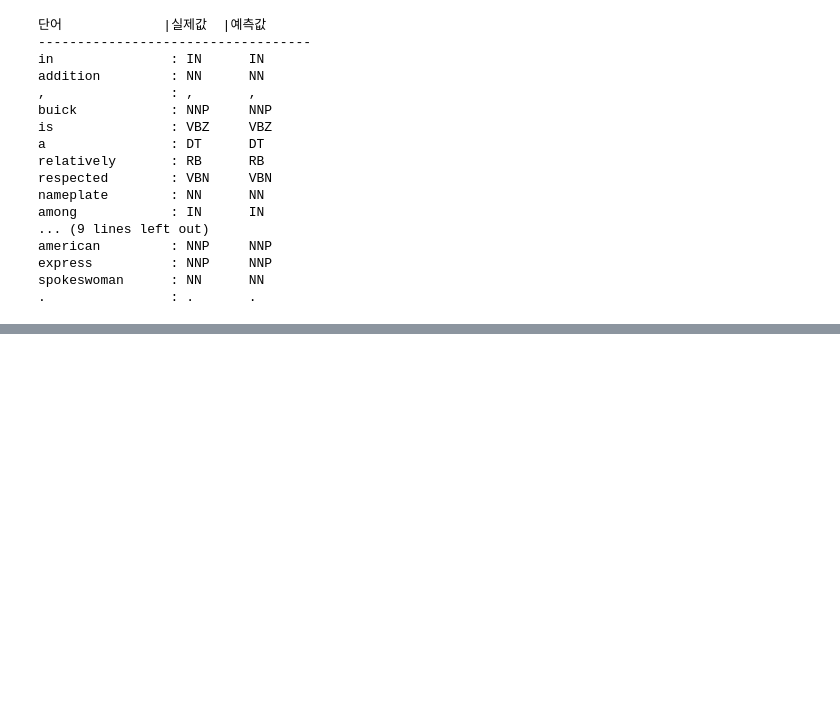
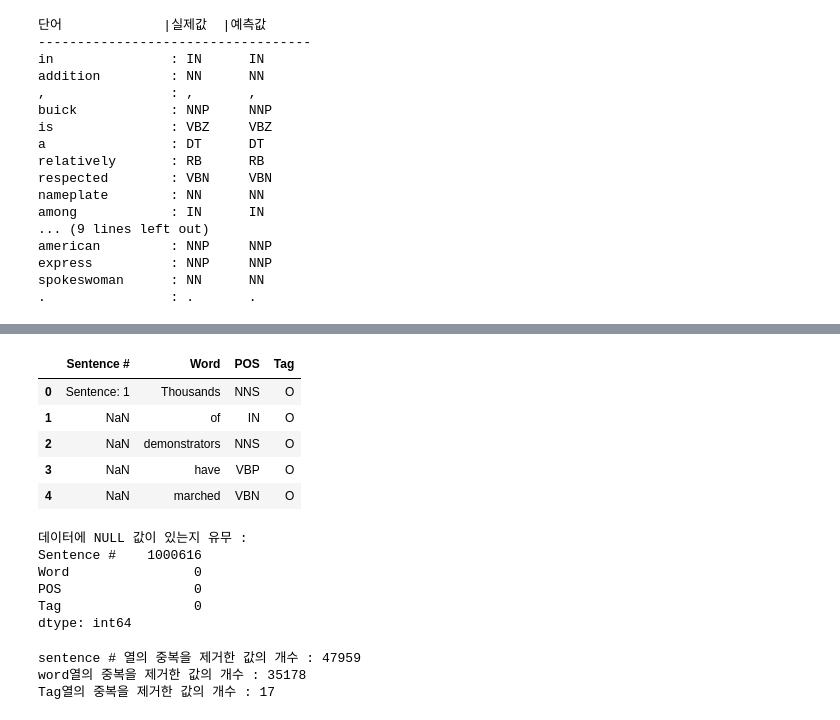
Before and after one commit to MarigoldJ/ygl2, a Jupyter notebook: class/20210624_nlp_day8.ipynb, the cells around one changed output, grey strips where cells are left out. Drawn from its saved outputs; the diff is of its cells as text; code cells hidden in the pictures; blank space fills up the shorter version.

```diff
--- a/class/20210624_nlp_day8.ipynb
+++ b/class/20210624_nlp_day8.ipynb
@@ -715,0 +971,4 @@ spokeswoman      : NN      NN
+# %%
+! wget -NP ./dataset https://raw.githubusercontent.com/MarigoldJ/ygl2/main/%ED%95%99%EC%8A%B5%EC%9E%90%EB%A3%8C/NLP/dataset/ner_dataset.csv
+
+path_to_file_kaggle = dir_dataset + '/ner_dataset.csv'
@@ -715,0 +995,29 @@ spokeswoman      : NN      NN
+# %%
+data = pd.read_csv(path_to_file_kaggle, encoding='latin1')
+# %%
+data[:5]
+# %% [output]
+|  | Sentence # | Word | POS | Tag |
+| 0 | Sentence: 1 | Thousands | NNS | O |
+| 1 | NaN | of | IN | O |
+| 2 | NaN | demonstrators | NNS | O |
+| 3 | NaN | have | VBP | O |
+| 4 | NaN | marched | VBN | O |
+# %%
+print('데이터에 NULL 값이 있는지 유무 :')
+print(data.isnull().sum())
+# %% [output]
+데이터에 NULL 값이 있는지 유무 :
+Sentence #    1000616
+Word                0
+POS                 0
+Tag                 0
+dtype: int64
+# %%
+print('sentence # 열의 중복을 제거한 값의 개수 :', data['Sentence #'].nunique())
+print('word열의 중복을 제거한 값의 개수 :', data.Word.nunique())
+print('Tag열의 중복을 제거한 값의 개수 :', data.Tag.nunique())
+# %% [output]
+sentence # 열의 중복을 제거한 값의 개수 : 47959
+word열의 중복을 제거한 값의 개수 : 35178
+Tag열의 중복을 제거한 값의 개수 : 17
```
Also changed, not shown: parts of 52 cells of this notebook.
